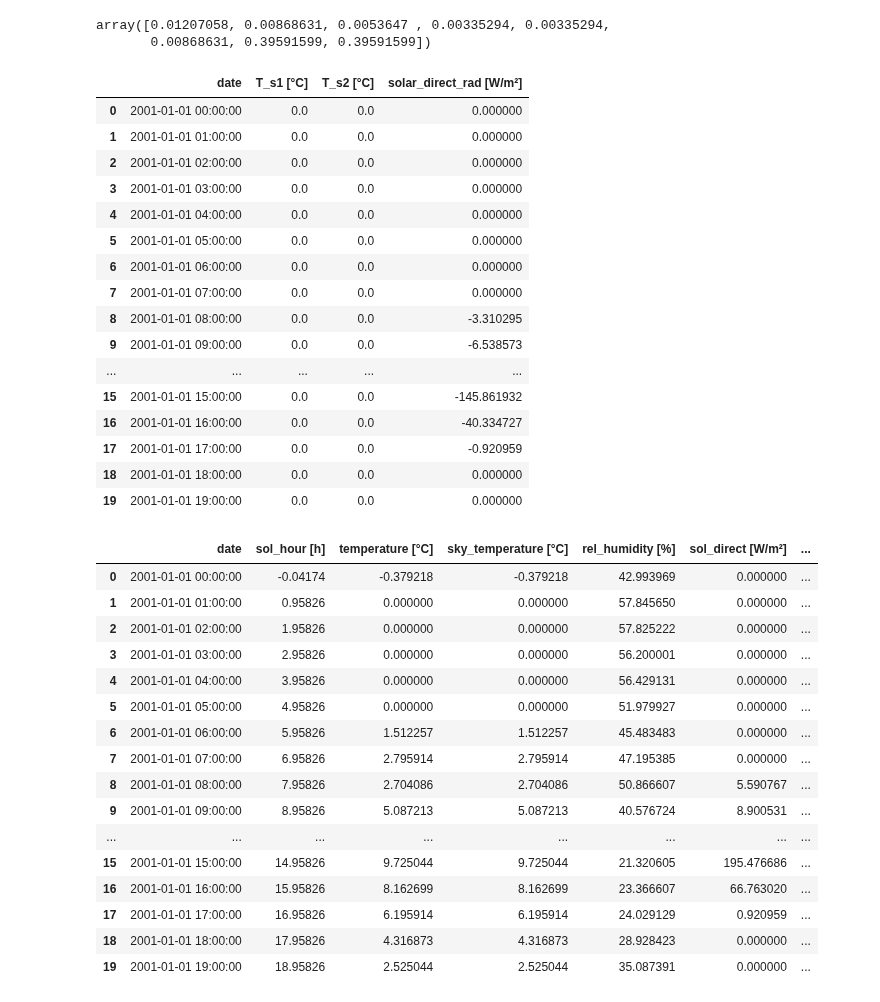
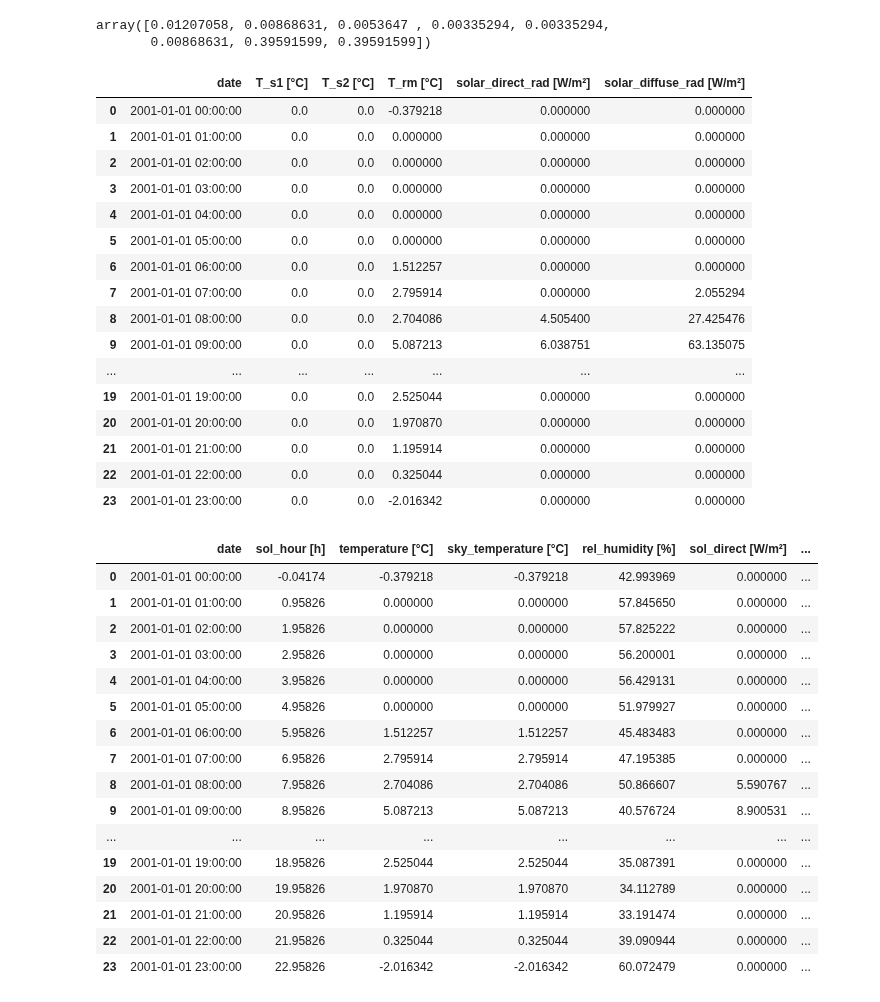
Before and after one commit to jfCoronel/OpenSimula, a Jupyter notebook: examples/bestest_600_building.ipynb, the cells around one changed output. Saved outputs shown, nothing was run; the diff lists cells and outputs as text; code cells hidden in the pictures.

```diff
--- a/examples/bestest_600_building.ipynb
+++ b/examples/bestest_600_building.ipynb
@@ -211,27 +211,27 @@ Simulating Bestest Building: 10% 20% 30% 40% 50% 60% 70% 80% 90% 100%  End
 array([0.01207058, 0.00868631, 0.0053647 , 0.00335294, 0.00335294,
        0.00868631, 0.39591599, 0.39591599])
 # %%
-pro.component("south_wall").variable_dataframe().head(20)
+pro.component("east_wall").variable_dataframe().head(24)
 # %% [output]
-|  | date | T_s1 [°C] | T_s2 [°C] | solar_direct_rad [W/m²] |
-| 0 | 2001-01-01 00:00:00 | 0.0 | 0.0 | 0.000000 |
-| 1 | 2001-01-01 01:00:00 | 0.0 | 0.0 | 0.000000 |
-| 2 | 2001-01-01 02:00:00 | 0.0 | 0.0 | 0.000000 |
-| 3 | 2001-01-01 03:00:00 | 0.0 | 0.0 | 0.000000 |
-| 4 | 2001-01-01 04:00:00 | 0.0 | 0.0 | 0.000000 |
-| 5 | 2001-01-01 05:00:00 | 0.0 | 0.0 | 0.000000 |
-| 6 | 2001-01-01 06:00:00 | 0.0 | 0.0 | 0.000000 |
-| 7 | 2001-01-01 07:00:00 | 0.0 | 0.0 | 0.000000 |
-| 8 | 2001-01-01 08:00:00 | 0.0 | 0.0 | -3.310295 |
-| 9 | 2001-01-01 09:00:00 | 0.0 | 0.0 | -6.538573 |
-| ... | ... | ... | ... | ... |
-| 15 | 2001-01-01 15:00:00 | 0.0 | 0.0 | -145.861932 |
-| 16 | 2001-01-01 16:00:00 | 0.0 | 0.0 | -40.334727 |
-| 17 | 2001-01-01 17:00:00 | 0.0 | 0.0 | -0.920959 |
-| 18 | 2001-01-01 18:00:00 | 0.0 | 0.0 | 0.000000 |
-| 19 | 2001-01-01 19:00:00 | 0.0 | 0.0 | 0.000000 |
+|  | date | T_s1 [°C] | T_s2 [°C] | T_rm [°C] | solar_direct_rad [W/m²] | solar_diffuse_rad [W/m²] |
+| 0 | 2001-01-01 00:00:00 | 0.0 | 0.0 | -0.379218 | 0.000000 | 0.000000 |
+| 1 | 2001-01-01 01:00:00 | 0.0 | 0.0 | 0.000000 | 0.000000 | 0.000000 |
+| 2 | 2001-01-01 02:00:00 | 0.0 | 0.0 | 0.000000 | 0.000000 | 0.000000 |
+| 3 | 2001-01-01 03:00:00 | 0.0 | 0.0 | 0.000000 | 0.000000 | 0.000000 |
+| 4 | 2001-01-01 04:00:00 | 0.0 | 0.0 | 0.000000 | 0.000000 | 0.000000 |
+| 5 | 2001-01-01 05:00:00 | 0.0 | 0.0 | 0.000000 | 0.000000 | 0.000000 |
+| 6 | 2001-01-01 06:00:00 | 0.0 | 0.0 | 1.512257 | 0.000000 | 0.000000 |
+| 7 | 2001-01-01 07:00:00 | 0.0 | 0.0 | 2.795914 | 0.000000 | 2.055294 |
+| 8 | 2001-01-01 08:00:00 | 0.0 | 0.0 | 2.704086 | 4.505400 | 27.425476 |
+| 9 | 2001-01-01 09:00:00 | 0.0 | 0.0 | 5.087213 | 6.038751 | 63.135075 |
+| ... | ... | ... | ... | ... | ... | ... |
+| 19 | 2001-01-01 19:00:00 | 0.0 | 0.0 | 2.525044 | 0.000000 | 0.000000 |
+| 20 | 2001-01-01 20:00:00 | 0.0 | 0.0 | 1.970870 | 0.000000 | 0.000000 |
+| 21 | 2001-01-01 21:00:00 | 0.0 | 0.0 | 1.195914 | 0.000000 | 0.000000 |
+| 22 | 2001-01-01 22:00:00 | 0.0 | 0.0 | 0.325044 | 0.000000 | 0.000000 |
+| 23 | 2001-01-01 23:00:00 | 0.0 | 0.0 | -2.016342 | 0.000000 | 0.000000 |
 # %%
-pro.component("drycold").variable_dataframe().head(20)
+pro.component("drycold").variable_dataframe().head(24)
 # %% [output]
 |  | date | sol_hour [h] | temperature [°C] | sky_temperature [°C] | rel_humidity [%] | sol_direct [W/m²] | ... |
 | 0 | 2001-01-01 00:00:00 | -0.04174 | -0.379218 | -0.379218 | 42.993969 | 0.000000 | ... |
@@ -245,8 +245,8 @@ pro.component("drycold").variable_dataframe().head(20)
 | 8 | 2001-01-01 08:00:00 | 7.95826 | 2.704086 | 2.704086 | 50.866607 | 5.590767 | ... |
 | 9 | 2001-01-01 09:00:00 | 8.95826 | 5.087213 | 5.087213 | 40.576724 | 8.900531 | ... |
 | ... | ... | ... | ... | ... | ... | ... | ... |
-| 15 | 2001-01-01 15:00:00 | 14.95826 | 9.725044 | 9.725044 | 21.320605 | 195.476686 | ... |
-| 16 | 2001-01-01 16:00:00 | 15.95826 | 8.162699 | 8.162699 | 23.366607 | 66.763020 | ... |
-| 17 | 2001-01-01 17:00:00 | 16.95826 | 6.195914 | 6.195914 | 24.029129 | 0.920959 | ... |
-| 18 | 2001-01-01 18:00:00 | 17.95826 | 4.316873 | 4.316873 | 28.928423 | 0.000000 | ... |
 | 19 | 2001-01-01 19:00:00 | 18.95826 | 2.525044 | 2.525044 | 35.087391 | 0.000000 | ... |
+| 20 | 2001-01-01 20:00:00 | 19.95826 | 1.970870 | 1.970870 | 34.112789 | 0.000000 | ... |
+| 21 | 2001-01-01 21:00:00 | 20.95826 | 1.195914 | 1.195914 | 33.191474 | 0.000000 | ... |
+| 22 | 2001-01-01 22:00:00 | 21.95826 | 0.325044 | 0.325044 | 39.090944 | 0.000000 | ... |
+| 23 | 2001-01-01 23:00:00 | 22.95826 | -2.016342 | -2.016342 | 60.072479 | 0.000000 | ... |
```
Also changed, not shown: 10 other files.
